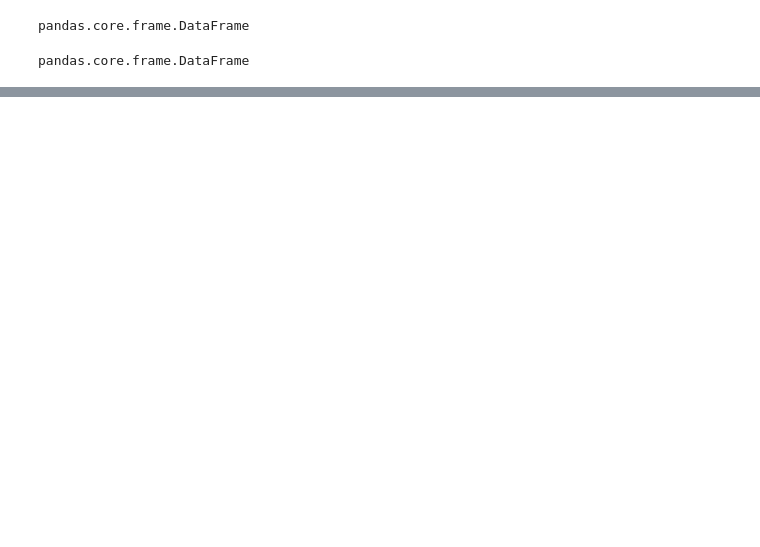
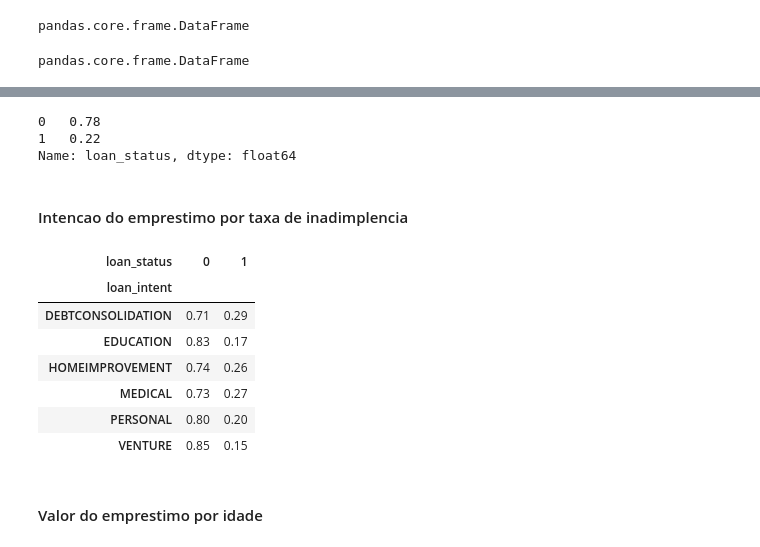
Before and after one commit to Cayan-Portela/TCF, a Jupyter notebook: 01_pandas.ipynb, the cells around one changed output, grey strips where cells are left out. Saved outputs shown, nothing was run; the diff lists cells and outputs as text; code cells hidden in the pictures; blank space fills up the shorter version.

```diff
--- a/01_pandas.ipynb
+++ b/01_pandas.ipynb
@@ -397,0 +470,21 @@ pandas.core.frame.DataFrame
+# %%
+dados.loan_status.value_counts(normalize=True)
+# %% [output]
+0   0.78
+1   0.22
+Name: loan_status, dtype: float64
+# %% [markdown]
+#### Intencao do emprestimo por taxa de inadimplencia
+# %%
+pd.crosstab(dados.loan_intent, dados.loan_status, normalize='index')
+# %% [output]
+| loan_status | 0 | 1 |
+| loan_intent |  |  |
+| DEBTCONSOLIDATION | 0.71 | 0.29 |
+| EDUCATION | 0.83 | 0.17 |
+| HOMEIMPROVEMENT | 0.74 | 0.26 |
+| MEDICAL | 0.73 | 0.27 |
+| PERSONAL | 0.80 | 0.20 |
+| VENTURE | 0.85 | 0.15 |
+# %% [markdown]
+#### Valor do emprestimo por idade
```
Also changed, not shown: parts of 14 cells of this notebook, 1 other file.
